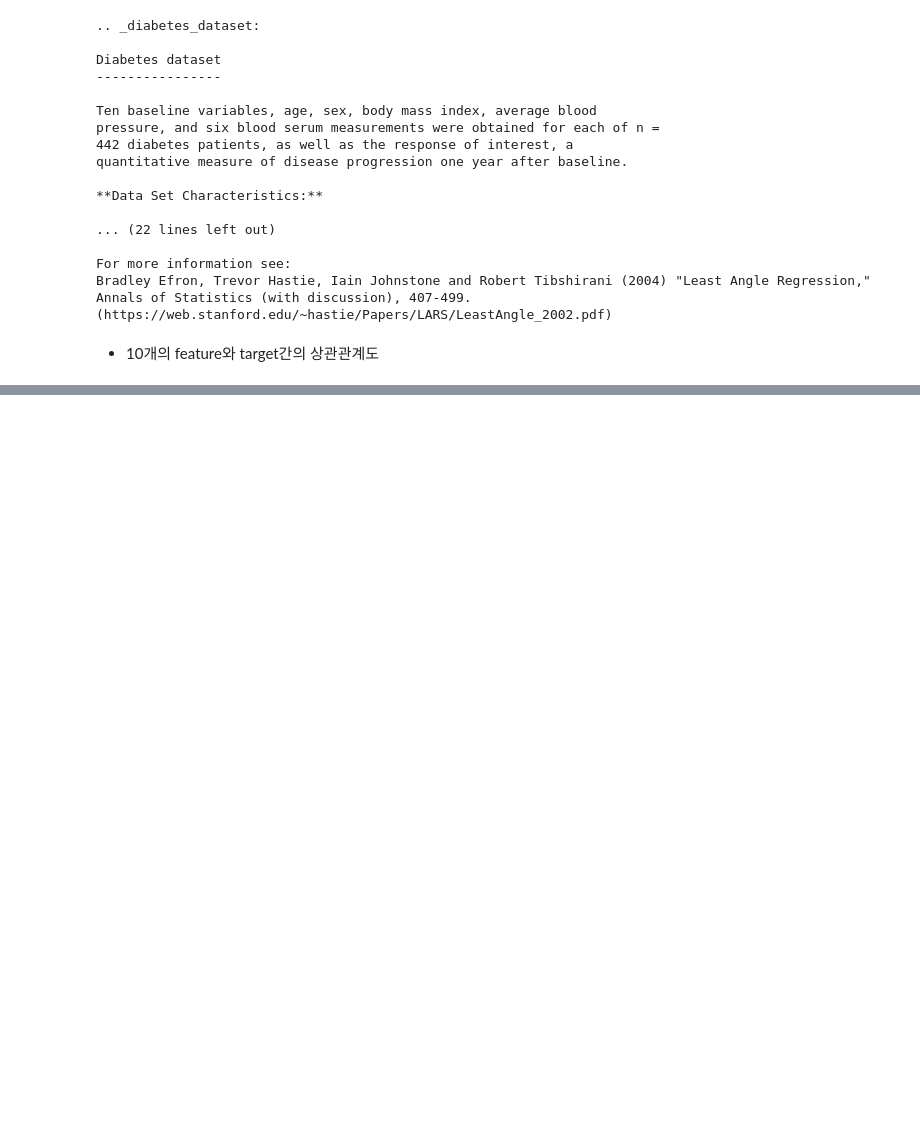
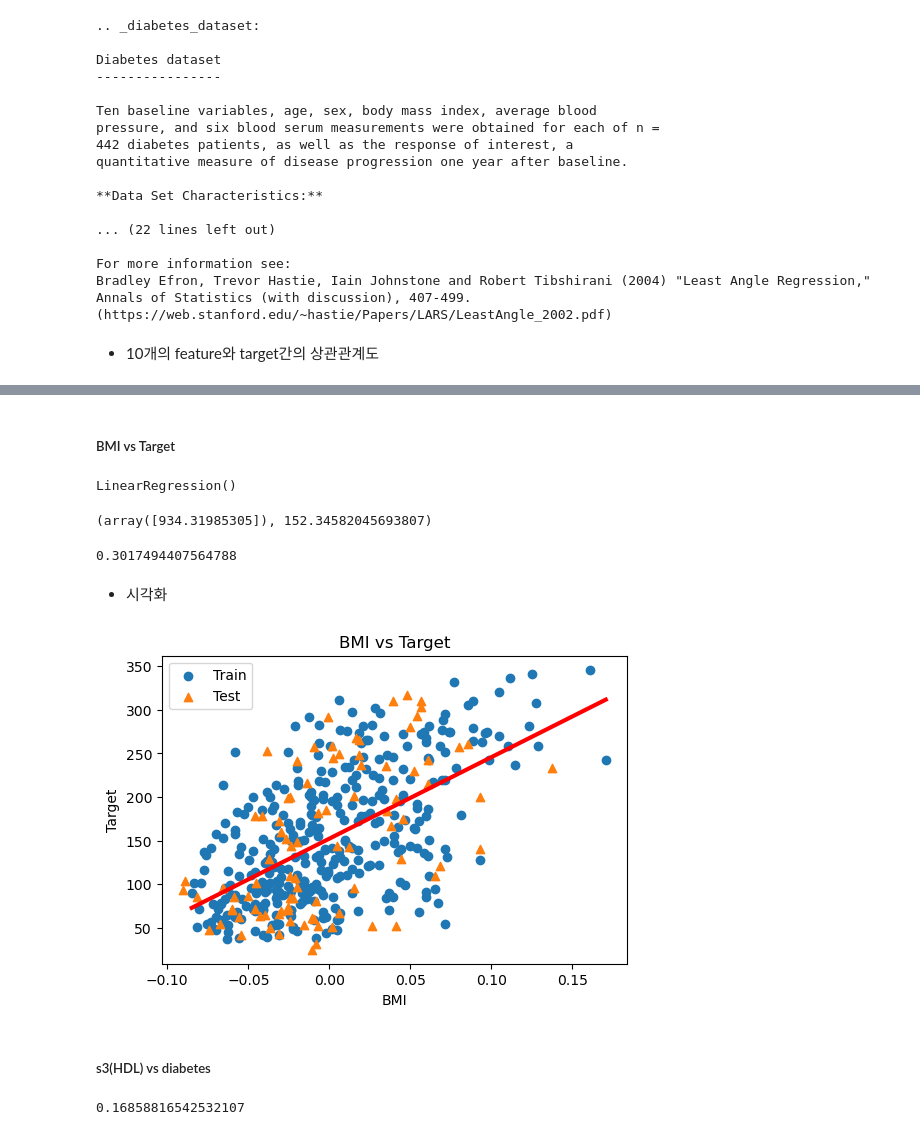
Before and after one commit to haeeema/MachineLearningLecture, a Jupyter notebook: 04.회귀/02.단순선형회귀_당뇨병.ipynb, the cells around one changed output, grey strips where cells are left out. Saved outputs shown, nothing was run; the diff lists cells and outputs as text; code cells hidden in the pictures; blank space fills up the shorter version.

```diff
--- a/04.회귀/02.단순선형회귀_당뇨병.ipynb
+++ b/04.회귀/02.단순선형회귀_당뇨병.ipynb
@@ -63,0 +86,50 @@ for i, feature in enumerate(diab.feature_names):
+# %% [markdown]
+##### BMI vs Target
+# %%
+# Train/Test datasets split
+from sklearn.model_selection import train_test_split
+X_train, X_test, y_train, y_test = train_test_split(
+    df.bmi.values.reshape(-1, 1), diab.target, test_size=0.2, random_state=2023
+)
+# %%
+lr = LinearRegression()
+lr.fit(X_train, y_train)
+# %% [output]
+LinearRegression()
+# %%
+# weight, bias
+lr.coef_, lr.intercept_
+# %% [output]
+(array([934.31985305]), 152.34582045693807)
+# %%
+# R squareed
+lr.score(X_test, y_test)
+# %% [output]
+0.3017494407564788
+# %%
+# 회귀선
+xs = np.array([X_train.min(), X_train.max()])
+ys = lr.coef_[0] * xs + lr.intercept_
+# %% [markdown]
+- 시각화
+# %%
+plt.figure(figsize=(6, 4))
+plt.scatter(X_train, y_train, label='Train')
+plt.scatter(X_test, y_test, marker='^', label='Test')
+plt.plot(xs, ys, c='r', lw=3)
+plt.title('BMI vs Target')
+plt.xlabel('BMI'), plt.ylabel('Target'), plt.legend()
+plt.show()
+# %% [output]
+[figure, added]
+# %% [markdown]
+##### s3(HDL) vs diabetes
+# %%
+X_train2, X_test2, y_train2, y_test2 = train_test_split(
+    df.s3.values.reshape(-1, 1), diab.target, test_size=0.2, random_state=2023
+)
+lr2 = LinearRegression()
+lr2.fit(X_train2, y_train2)
+lr2.score(X_test2, y_test2)
+# %% [output]
+0.16858816542532107
```
Also changed, not shown: parts of 5 cells of this notebook, 2 other files.
